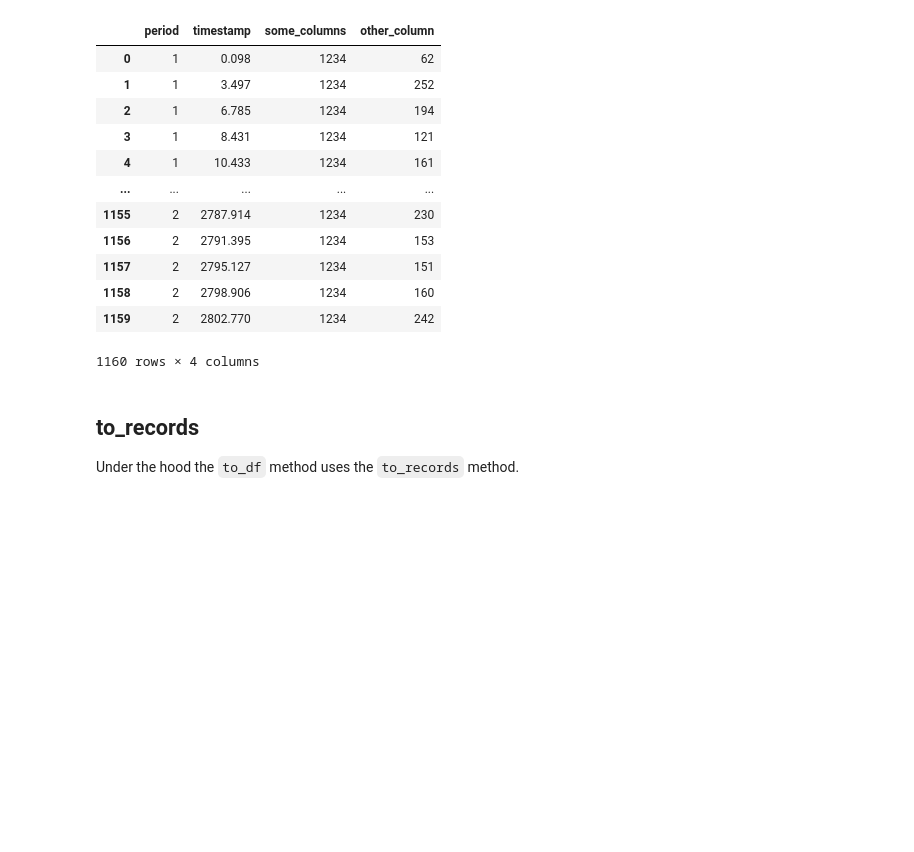
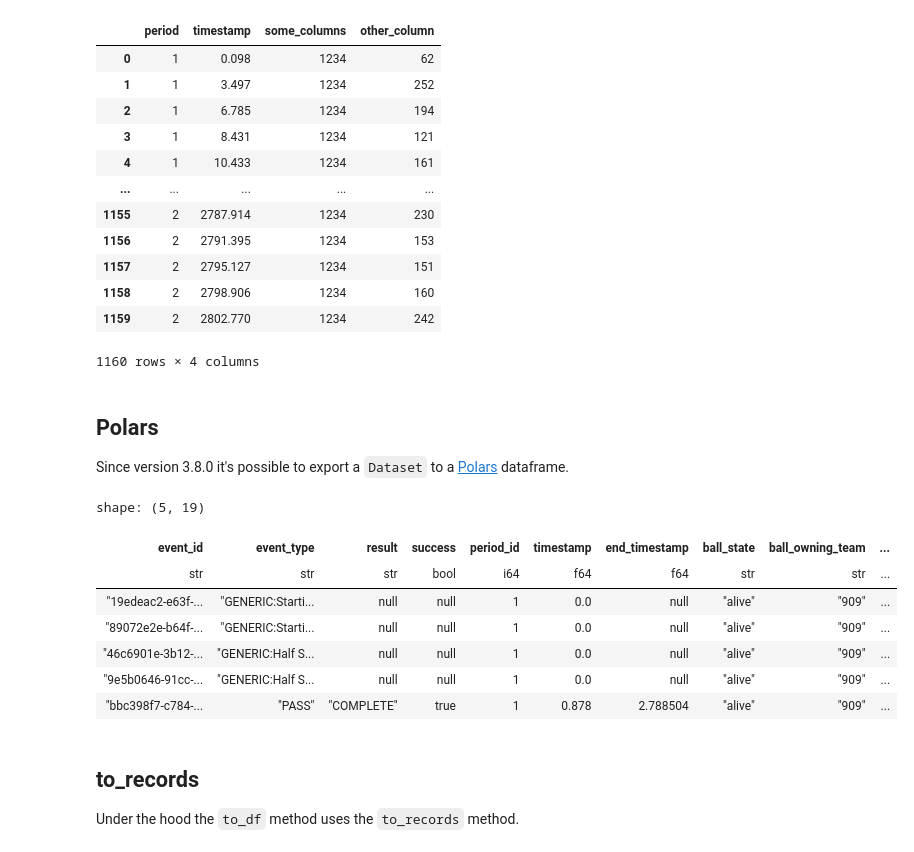
Before and after one commit to PySport/kloppy, a Jupyter notebook: docs/examples/event_data.ipynb, the cells around one changed output. Cells and saved outputs as stored; diff of their text form; code cells hidden in the pictures; blank space fills up the shorter version.

```diff
--- a/docs/examples/event_data.ipynb
+++ b/docs/examples/event_data.ipynb
@@ -262,6 +262,27 @@ dataset.to_df(
 | 1158 | 2 | 2798.906 | 1234 | 160 |
 | 1159 | 2 | 2802.770 | 1234 | 242 |
 1160 rows × 4 columns
+# %% [markdown]
+## Polars
+
+Since version 3.8.0 it's possible to export a `Dataset` to a [Polars](https://www.pola.rs/) dataframe.
+# %%
+# %pip install polars
+# you might need to install polars
+
+df = dataset.to_df(
+    engine="polars"
+)
+df.head()
+# %% [output]
+shape: (5, 19)
+| event_id | event_type | result | success | period_id | timestamp | end_timestamp | ball_state | ball_owning_team | ... |
+| str | str | str | bool | i64 | f64 | f64 | str | str | ... |
+| "19edeac2-e63f-... | "GENERIC:Starti... | null | null | 1 | 0.0 | null | "alive" | "909" | ... |
+| "89072e2e-b64f-... | "GENERIC:Starti... | null | null | 1 | 0.0 | null | "alive" | "909" | ... |
+| "46c6901e-3b12-... | "GENERIC:Half S... | null | null | 1 | 0.0 | null | "alive" | "909" | ... |
+| "9e5b0646-91cc-... | "GENERIC:Half S... | null | null | 1 | 0.0 | null | "alive" | "909" | ... |
+| "bbc398f7-c784-... | "PASS" | "COMPLETE" | true | 1 | 0.878 | 2.788504 | "alive" | "909" | ... |
 # %% [markdown]
 ## to_records
 
```
Also changed, not shown: 3 other files.
